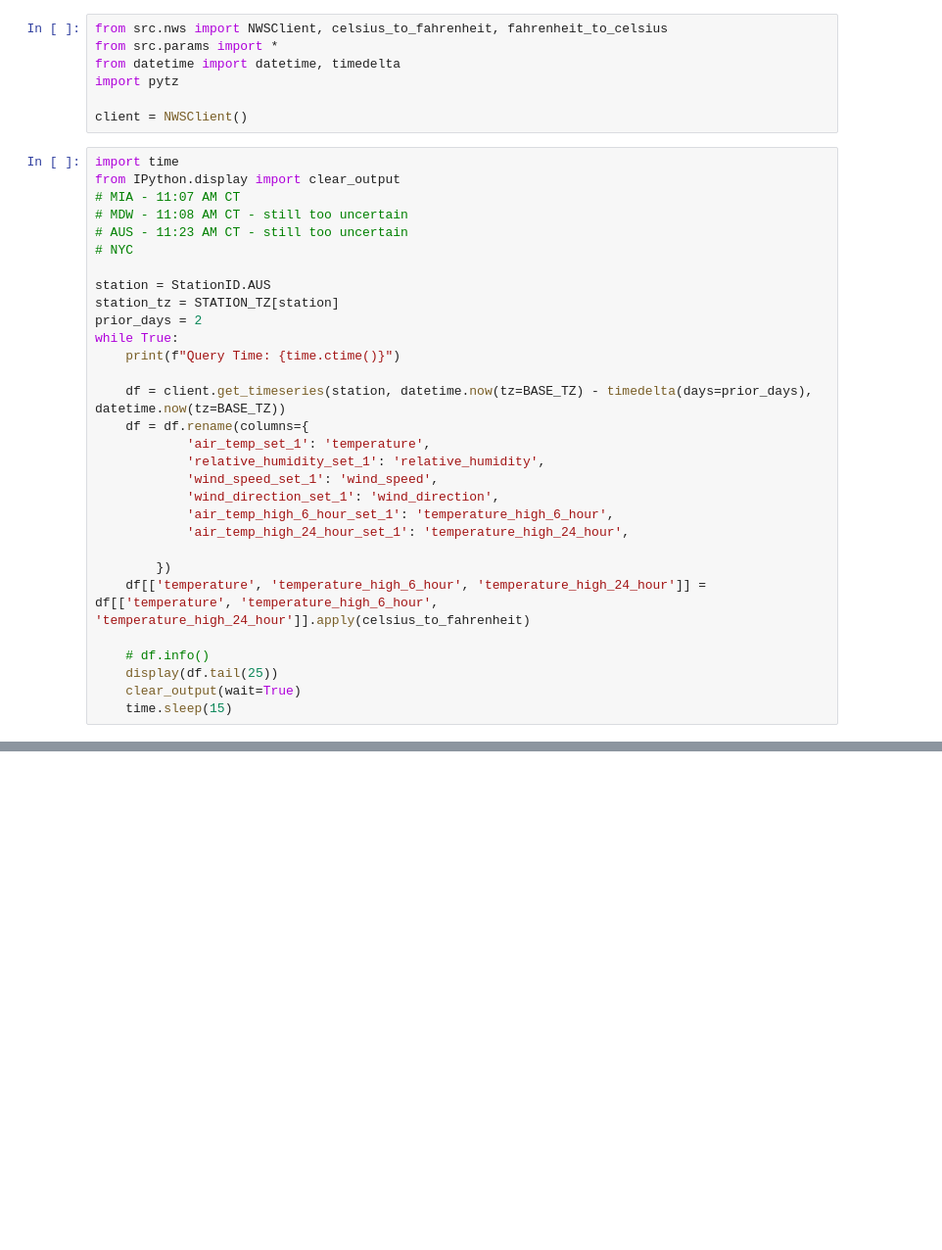
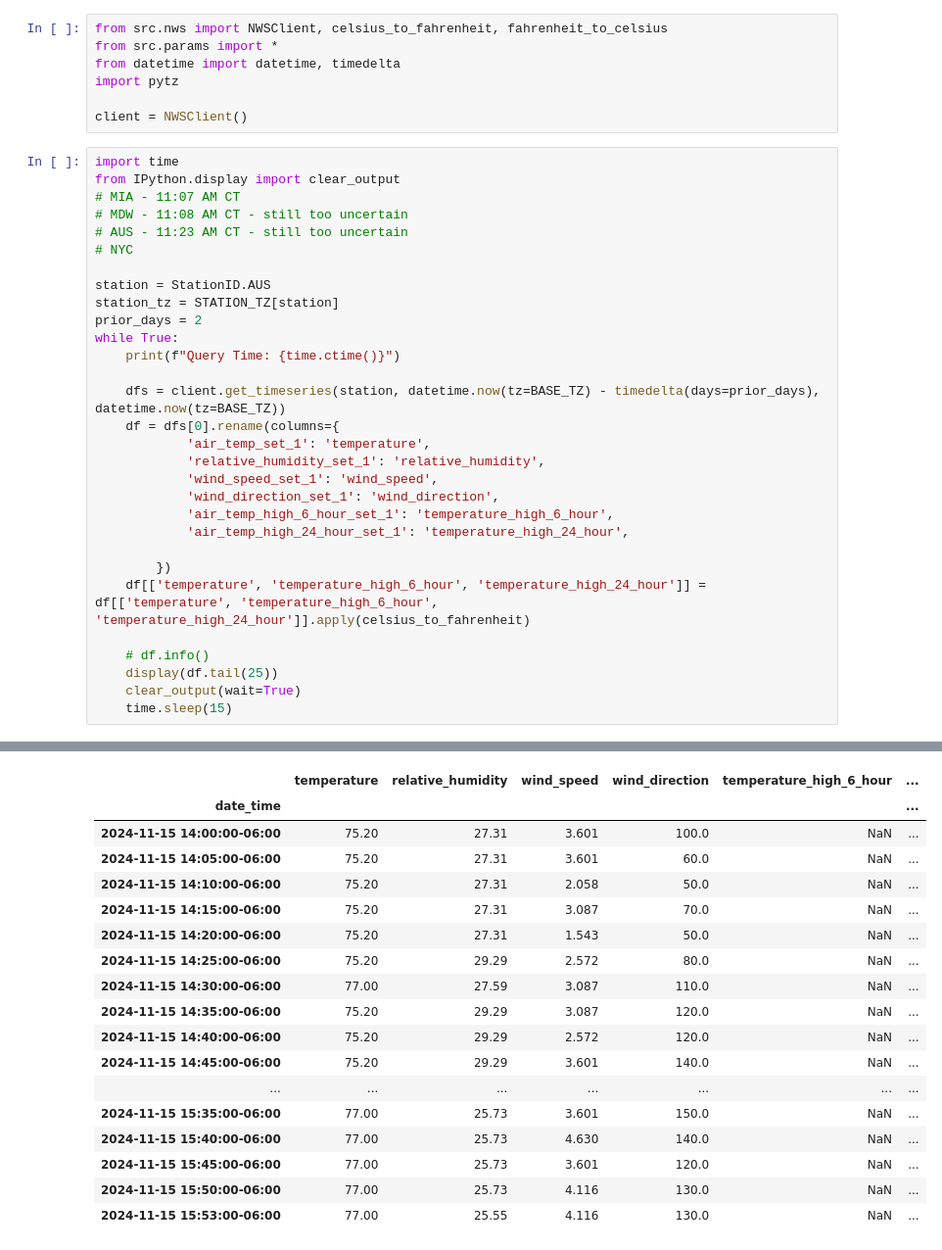
Before and after one commit to abhmul/kalshi-arbitrage, a Jupyter notebook: notebooks/03-am-temp_timeseries-aus.ipynb, the cells around one changed output, grey strips where cells are left out. Shown at 98% size. Cells and saved outputs as stored; diff of their text form; blank space fills up the shorter version.

```diff
--- a/notebooks/03-am-temp_timeseries-aus.ipynb
+++ b/notebooks/03-am-temp_timeseries-aus.ipynb
@@ -19,8 +19,8 @@ prior_days = 2
 while True:
     print(f"Query Time: {time.ctime()}")
 
-    df = client.get_timeseries(station, datetime.now(tz=BASE_TZ) - timedelta(days=prior_days), datetime.now(tz=BASE_TZ))
-    df = df.rename(columns={
+    dfs = client.get_timeseries(station, datetime.now(tz=BASE_TZ) - timedelta(days=prior_days), datetime.now(tz=BASE_TZ))
+    df = dfs[0].rename(columns={
             'air_temp_set_1': 'temperature',
             'relative_humidity_set_1': 'relative_humidity',
             'wind_speed_set_1': 'wind_speed',
@@ -39,0 +40,18 @@ KeyboardInterrupt:
+|  | temperature | relative_humidity | wind_speed | wind_direction | temperature_high_6_hour | ... |
+| date_time |  |  |  |  |  | ... |
+| 2024-11-15 14:00:00-06:00 | 75.20 | 27.31 | 3.601 | 100.0 | NaN | ... |
+| 2024-11-15 14:05:00-06:00 | 75.20 | 27.31 | 3.601 | 60.0 | NaN | ... |
+| 2024-11-15 14:10:00-06:00 | 75.20 | 27.31 | 2.058 | 50.0 | NaN | ... |
+| 2024-11-15 14:15:00-06:00 | 75.20 | 27.31 | 3.087 | 70.0 | NaN | ... |
+| 2024-11-15 14:20:00-06:00 | 75.20 | 27.31 | 1.543 | 50.0 | NaN | ... |
+| 2024-11-15 14:25:00-06:00 | 75.20 | 29.29 | 2.572 | 80.0 | NaN | ... |
+| 2024-11-15 14:30:00-06:00 | 77.00 | 27.59 | 3.087 | 110.0 | NaN | ... |
+| 2024-11-15 14:35:00-06:00 | 75.20 | 29.29 | 3.087 | 120.0 | NaN | ... |
+| 2024-11-15 14:40:00-06:00 | 75.20 | 29.29 | 2.572 | 120.0 | NaN | ... |
+| 2024-11-15 14:45:00-06:00 | 75.20 | 29.29 | 3.601 | 140.0 | NaN | ... |
+| ... | ... | ... | ... | ... | ... | ... |
+| 2024-11-15 15:35:00-06:00 | 77.00 | 25.73 | 3.601 | 150.0 | NaN | ... |
+| 2024-11-15 15:40:00-06:00 | 77.00 | 25.73 | 4.630 | 140.0 | NaN | ... |
+| 2024-11-15 15:45:00-06:00 | 77.00 | 25.73 | 3.601 | 120.0 | NaN | ... |
+| 2024-11-15 15:50:00-06:00 | 77.00 | 25.73 | 4.116 | 130.0 | NaN | ... |
+| 2024-11-15 15:53:00-06:00 | 77.00 | 25.55 | 4.116 | 130.0 | NaN | ... |
```
Also changed, not shown: parts of 1 cell of this notebook, 10 other files.
